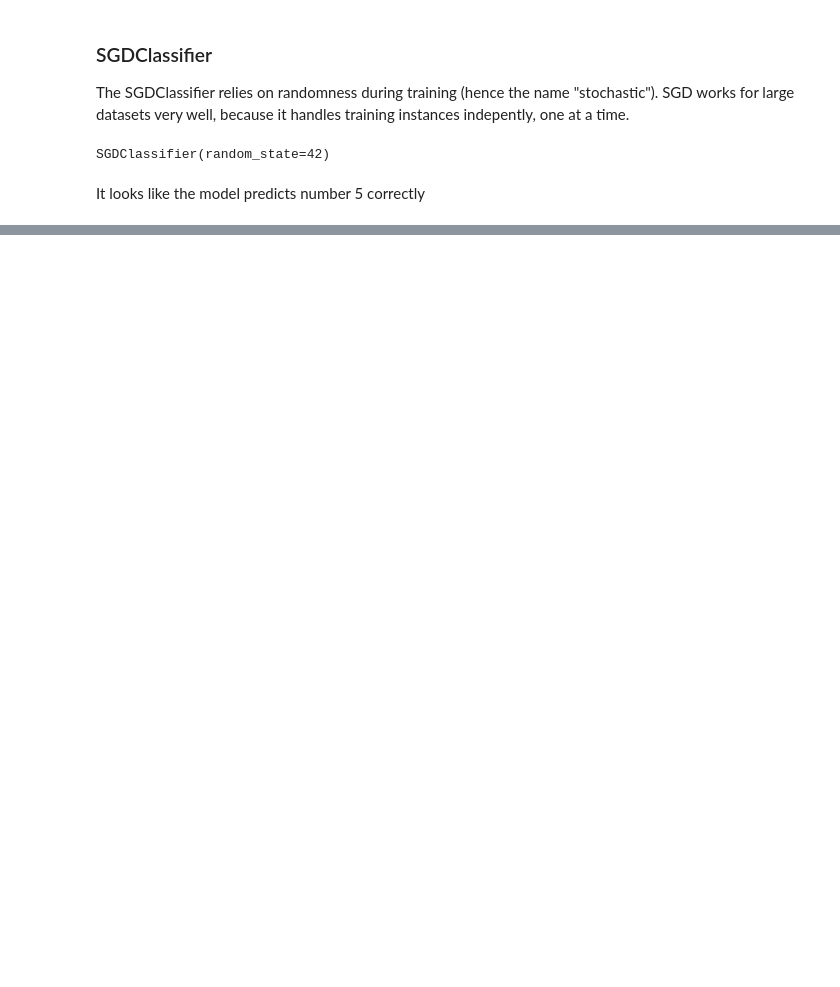
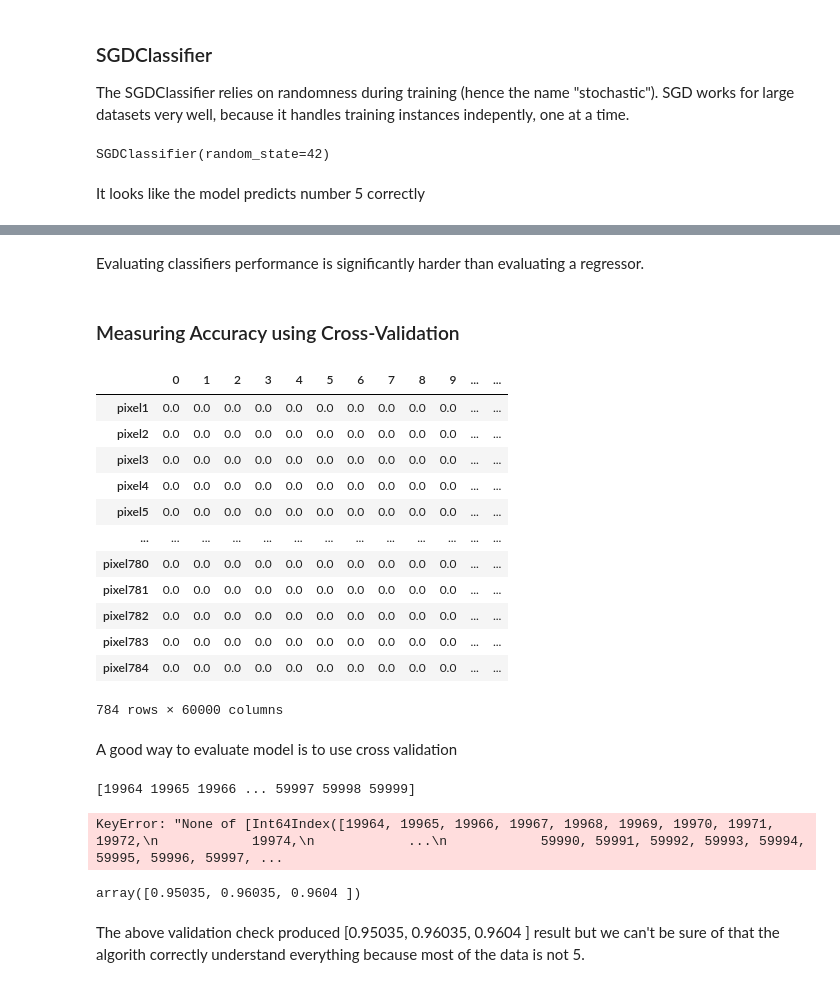
Before and after one commit to nitec427/Geron-MLNotebooks, a Jupyter notebook: classification.ipynb, the cells around one changed output, grey strips where cells are left out. Drawn from its saved outputs; the diff is of its cells as text; code cells hidden in the pictures; blank space fills up the shorter version.

```diff
--- a/classification.ipynb
+++ b/classification.ipynb
@@ -73,0 +102,57 @@ array([ True])
+# %% [markdown]
+Evaluating classifiers performance is significantly harder than evaluating a regressor.
+# %% [markdown]
+### Measuring Accuracy using Cross-Validation
+# %%
+X_train.T
+# %% [output]
+|  | 0 | 1 | 2 | 3 | 4 | 5 | 6 | 7 | 8 | 9 | ... | ... |
+| pixel1 | 0.0 | 0.0 | 0.0 | 0.0 | 0.0 | 0.0 | 0.0 | 0.0 | 0.0 | 0.0 | ... | ... |
+| pixel2 | 0.0 | 0.0 | 0.0 | 0.0 | 0.0 | 0.0 | 0.0 | 0.0 | 0.0 | 0.0 | ... | ... |
+| pixel3 | 0.0 | 0.0 | 0.0 | 0.0 | 0.0 | 0.0 | 0.0 | 0.0 | 0.0 | 0.0 | ... | ... |
+| pixel4 | 0.0 | 0.0 | 0.0 | 0.0 | 0.0 | 0.0 | 0.0 | 0.0 | 0.0 | 0.0 | ... | ... |
+| pixel5 | 0.0 | 0.0 | 0.0 | 0.0 | 0.0 | 0.0 | 0.0 | 0.0 | 0.0 | 0.0 | ... | ... |
+| ... | ... | ... | ... | ... | ... | ... | ... | ... | ... | ... | ... | ... |
+| pixel780 | 0.0 | 0.0 | 0.0 | 0.0 | 0.0 | 0.0 | 0.0 | 0.0 | 0.0 | 0.0 | ... | ... |
+| pixel781 | 0.0 | 0.0 | 0.0 | 0.0 | 0.0 | 0.0 | 0.0 | 0.0 | 0.0 | 0.0 | ... | ... |
+| pixel782 | 0.0 | 0.0 | 0.0 | 0.0 | 0.0 | 0.0 | 0.0 | 0.0 | 0.0 | 0.0 | ... | ... |
+| pixel783 | 0.0 | 0.0 | 0.0 | 0.0 | 0.0 | 0.0 | 0.0 | 0.0 | 0.0 | 0.0 | ... | ... |
+| pixel784 | 0.0 | 0.0 | 0.0 | 0.0 | 0.0 | 0.0 | 0.0 | 0.0 | 0.0 | 0.0 | ... | ... |
+784 rows × 60000 columns
+# %% [markdown]
+A good way to evaluate model is to use cross validation
+# %%
+from sklearn.model_selection import StratifiedKFold # StratifiedKFold performs sampling in stratified way to produce folds that are representative ratio of each class
+
+from sklearn.base import clone
+
+skfolds = StratifiedKFold(n_splits = 3)
+
+# at each iter code creates clone of classifier, trains that clone on training folds and makes predictions on test fold. Then it counts number of correct preds and outputs the ratio
+
+for train_index, test_index in skfolds.split(X_train, y_train_5):
+    print(train_index)
+    clone_clf = clone(sgd_clf)
+
+    X_train_folds = X_train[train_index]
+    y_train_folds = y_train_5[train_index]
+
+    X_test_folds = X_train[test_index]
+    y_test_folds = y_train_5[test_index]
+
+    clone_clf.fit(X_train_folds, y_train_folds)
+
+    y_pred = clone_clf.predict(X_test_folds)
+    num_correct = sum(y_pred == y_test_folds)
+    print(num_correct / len(y_pred))
+# %% [output]
+[19964 19965 19966 ... 59997 59998 59999]
+KeyError: "None of [Int64Index([19964, 19965, 19966, 19967, 19968, 19969, 19970, 19971, 19972,\n            19974,\n            ...\n            59990, 59991, 59992, 59993, 59994, 59995, 59996, 59997, ...
+# %%
+from sklearn.model_selection import cross_val_score
+
+cross_val_score(sgd_clf, X_train, y_train_5, cv=3, scoring="accuracy")
+# %% [output]
+array([0.95035, 0.96035, 0.9604 ])
+# %% [markdown]
+The above validation check produced [0.95035, 0.96035, 0.9604 ] result but we can't be sure of that the algorith correctly understand everything because most of the data is not 5.
```
Also changed, not shown: parts of 29 cells of this notebook, 1 other file.
